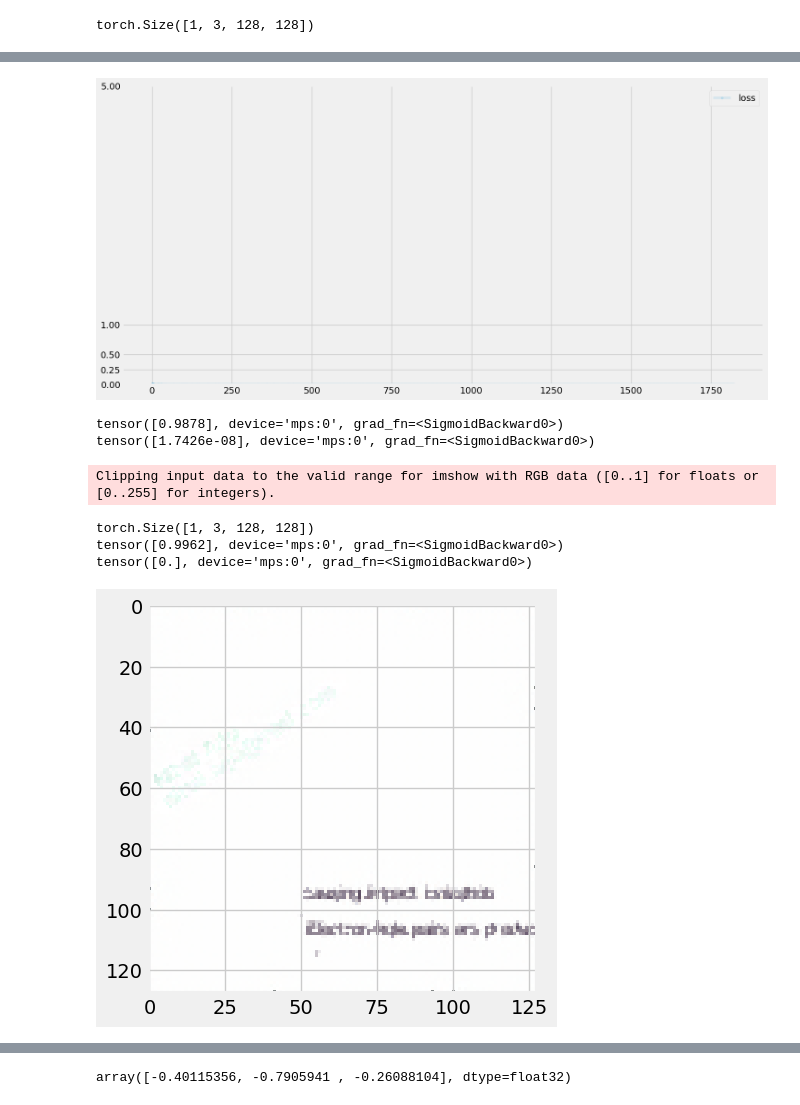
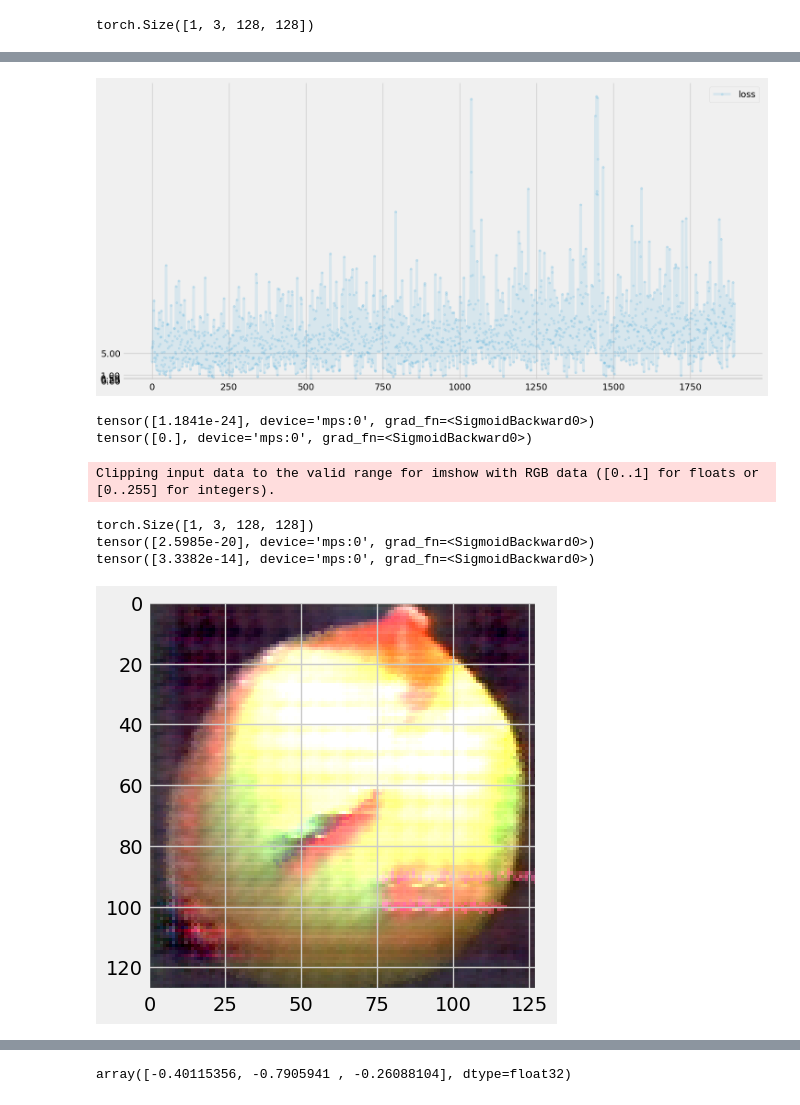
Before and after one commit to nihalarju/retouch2, a Jupyter notebook: clean_watermark/clean_watermark3.ipynb, the cells around one changed output, grey strips where cells are left out. Saved outputs shown, nothing was run; the diff lists cells and outputs as text; code cells hidden in the pictures.

```diff
--- a/clean_watermark/clean_watermark3.ipynb
+++ b/clean_watermark/clean_watermark3.ipynb
@@ -346,11 +346,21 @@ class AutoEncoderGenerator(nn.Module):
         # initialise parent pytorch class
         super().__init__()
 
+        self.convblock = nn.Sequential(
+            nn.Conv2d(inc, outc)
+        )
+
         # define neural network layers
         self.model = nn.Sequential(
             # expect input of shape (1,3,128,128)
+
+            nn.Conv2d(3, 32, kernel_size=2, stride=1, padding=1),
+            nn.Dropout2d(0.1),
+            nn.BatchNorm2d(32),
+            nn.GELU(),
+
             # encoder 4x4
-            nn.Conv2d(3, 64, kernel_size=4, stride=2, padding=1),
+            nn.Conv2d(32, 64, kernel_size=4, stride=2, padding=1),
             nn.Dropout2d(0.1),
             nn.BatchNorm2d(64),
             nn.GELU(),
@@ -388,6 +398,7 @@ class AutoEncoderGenerator(nn.Module):
         # counter and accumulator for progress
         self.counter = 0
         self.progress = []
+        self.loss_function = nn.MSELoss()
 
 
     def forward(self, inputs):
@@ -403,17 +414,17 @@ class AutoEncoderGenerator(nn.Module):
         d_output = D.forward(g_output)
 
         # calculate error
-        loss = ((target_image - g_output)**2).mean() + D.loss_function(d_output, targets)
+        self.loss = self.loss_function(target_image, g_output) + D.loss_function(d_output, targets)
 
         # increase counter and accumulate error every 10
         self.counter += 1
         if (self.counter % 100 == 0):
-            self.progress.append(loss.item())
+            self.progress.append(self.loss.item())
             pass
 
         # zero gradients, perform a backward pass, update weights
         self.optimiser.zero_grad()
-        loss.backward()
+        self.loss.backward()
         self.optimiser.step()
 
         pass
@@ -457,11 +468,13 @@ Clipping input data to the valid range for imshow with RGB data ([0..1] for floa
 # %%
 
-D.lr = 2e-2
-G.lr = 2e-2
+D.lr = 1e-3
+G.lr = 1e-3
 # %%
 %%time
+D.model.train()
+G.model.train()
 
-for epoch in range(20):
+for epoch in range(100):
   cntr = 0
 
   for image_data_tensor, wtr_data_tensor in coil_dataset:
@@ -472,12 +485,12 @@ for epoch in range(20):
     # train generator
     G.train(D, wtr_data_tensor, image_data_tensor, torch.tensor([1.0], device=device, dtype=torch.float32))
     cntr += 1
-    if cntr > 2e20:
+    if cntr > 2e10:
       break
 
-  if epoch%5 ==0:
+  if epoch%2 == 0:
     print("epoch = ", epoch, "lr= ", G.lr)
     if epoch != 0:
-      D.lr /= 1.2
-      G.lr /= 1.2
+      D.lr = max(1e-5, D.lr/2)
+      G.lr = max(1e-5, G.lr/2)
 # %% [output]
@@ -506,31 +519,33 @@ D.plot_progress()
 # %%
 G.plot_progress()
 # %% [output]
-[figure, old version]
+[figure, new version]
 # %%
+G.model.eval()
+D.model.eval()
 n = 410 #4105
 image, wimage = coil_dataset[n]
 print(D(image))
 # wimage = watermarked_dataset[n]
 print(D(wimage))
 # %% [output]
-tensor([0.9878], device='mps:0', grad_fn=<SigmoidBackward0>)
-tensor([1.7426e-08], device='mps:0', grad_fn=<SigmoidBackward0>)
+tensor([1.1841e-24], device='mps:0', grad_fn=<SigmoidBackward0>)
+tensor([0.], device='mps:0', grad_fn=<SigmoidBackward0>)
 # %%
-image, wimage = coil_dataset[410]
+image, wimage = coil_dataset[45]
 # D.to(device)
 output = G(wimage)
 print(output.shape)
 cleaned_img = output.squeeze().permute(1,2,0).detach().cpu().numpy()
 plt.imshow(cleaned_img)
 print(D(image))
 print(D(output))
 # %% [output]
 Clipping input data to the valid range for imshow with RGB data ([0..1] for floats or [0..255] for integers).
 torch.Size([1, 3, 128, 128])
-tensor([0.9962], device='mps:0', grad_fn=<SigmoidBackward0>)
-tensor([0.], device='mps:0', grad_fn=<SigmoidBackward0>)
+tensor([2.5985e-20], device='mps:0', grad_fn=<SigmoidBackward0>)
+tensor([3.3382e-14], device='mps:0', grad_fn=<SigmoidBackward0>)
-[figure, old version]
+[figure, new version]
 # %%
 wimagen = wimage.squeeze().permute(1,2,0).detach().cpu().numpy()
 plt.imshow(wimagen)
```
Also changed, not shown: parts of 17 cells of this notebook, 1 other file.
